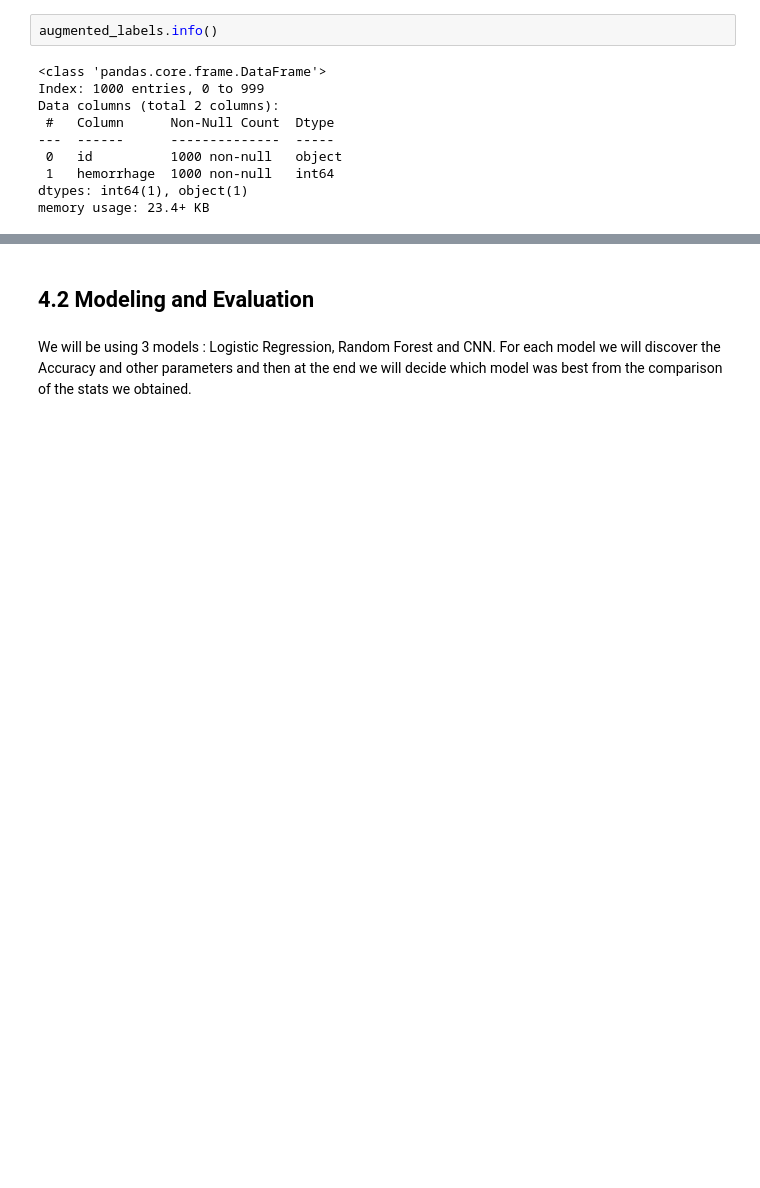
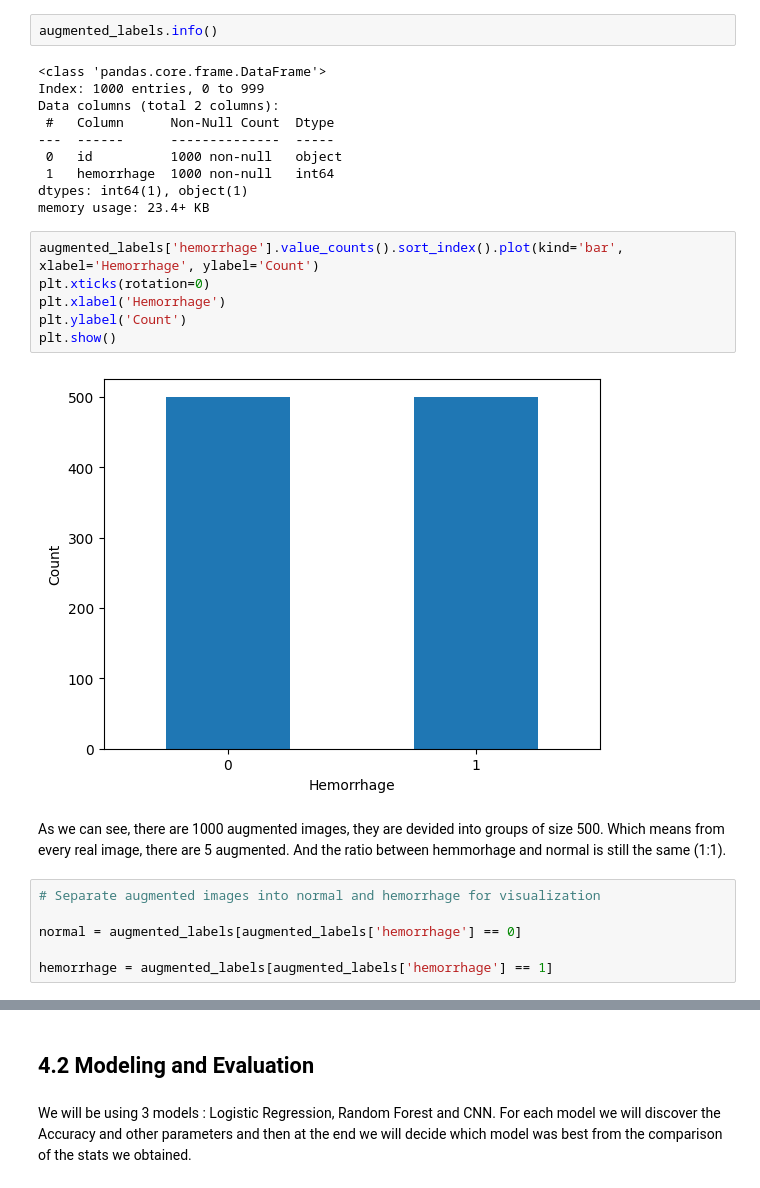
Before and after one commit to MarekVarecka/IAU-quest, a Jupyter notebook: main.ipynb, the cells around one changed output, grey strips where cells are left out. Drawn from its saved outputs; the diff is of its cells as text; blank space fills up the shorter version.

```diff
--- a/main.ipynb
+++ b/main.ipynb
@@ -181,5 +200,21 @@ Data columns (total 2 columns):
  1   hemorrhage  1000 non-null   int64
 dtypes: int64(1), object(1)
 memory usage: 23.4+ KB
+# %%
+augmented_labels['hemorrhage'].value_counts().sort_index().plot(kind='bar', xlabel='Hemorrhage', ylabel='Count')
+plt.xticks(rotation=0)
+plt.xlabel('Hemorrhage')
+plt.ylabel('Count')
+plt.show()
+# %% [output]
+[figure, added]
+# %% [markdown]
+As we can see, there are 1000 augmented images, they are devided into groups of size 500. Which means from every real image, there are 5 augmented. And the ratio between hemmorhage and normal is still the same (1:1).
+# %%
+# Separate augmented images into normal and hemorrhage for visualization
+
+normal = augmented_labels[augmented_labels['hemorrhage'] == 0]
+
+hemorrhage = augmented_labels[augmented_labels['hemorrhage'] == 1]
 # %%
 # Display example of augmented images without hemorrhage
```
Also changed, not shown: parts of 16 cells of this notebook, 1 other file.
